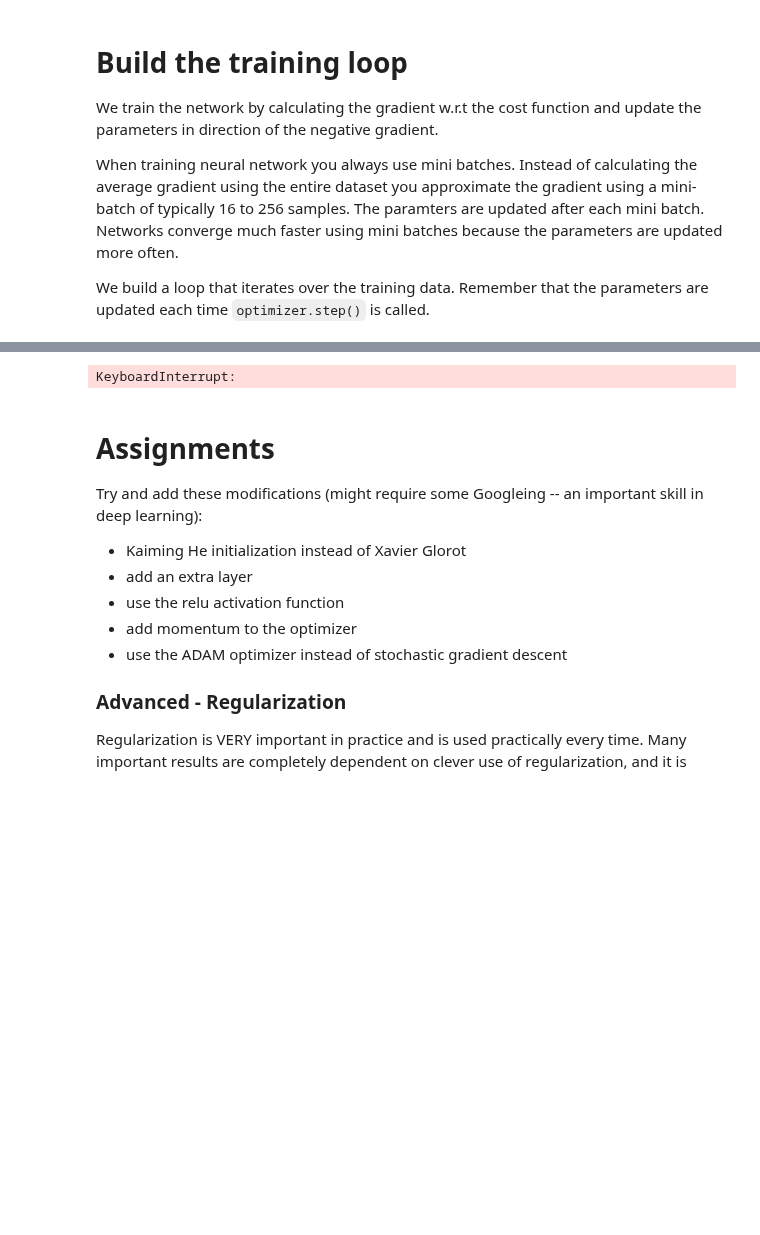
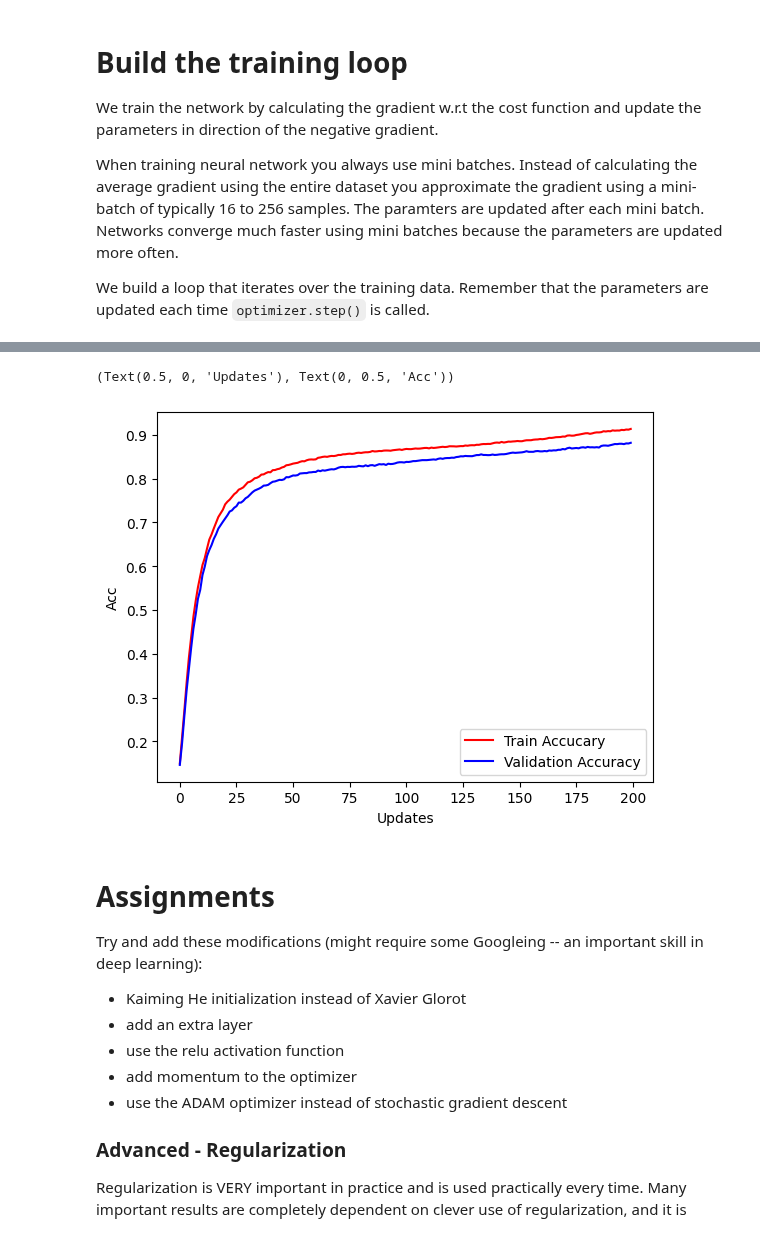
Before and after one commit to DeepLearningDTU/02456-deep-learning-with-PyTorch, a Jupyter notebook: 3_Feedforward_PyTorch/3.4-EXE-FFN-MNIST.ipynb, the cells around one changed output, grey strips where cells are left out. Saved outputs shown, nothing was run; the diff lists cells and outputs as text; code cells hidden in the pictures; blank space fills up the shorter version.

```diff
--- a/3_Feedforward_PyTorch/3.4-EXE-FFN-MNIST.ipynb
+++ b/3_Feedforward_PyTorch/3.4-EXE-FFN-MNIST.ipynb
@@ -249,7 +249,7 @@ test_acc, test_loss = [], []
 cur_loss = 0
 losses = []
 
-regularization_type = 'L2'
+regularization_type = 'L1'
 lambda_reg = 0.01
 
 
@@ -345,4 +346,5 @@ Epoch 181 : Train Loss 8.650640 , Train acc 0.977000, Valid acc 0.939600
-KeyboardInterrupt:
+(Text(0.5, 0, 'Updates'), Text(0, 0.5, 'Acc'))
+[figure, added]
 # %% [markdown]
 # Assignments
 
```
Also changed, not shown: parts of 1 cell of this notebook.
